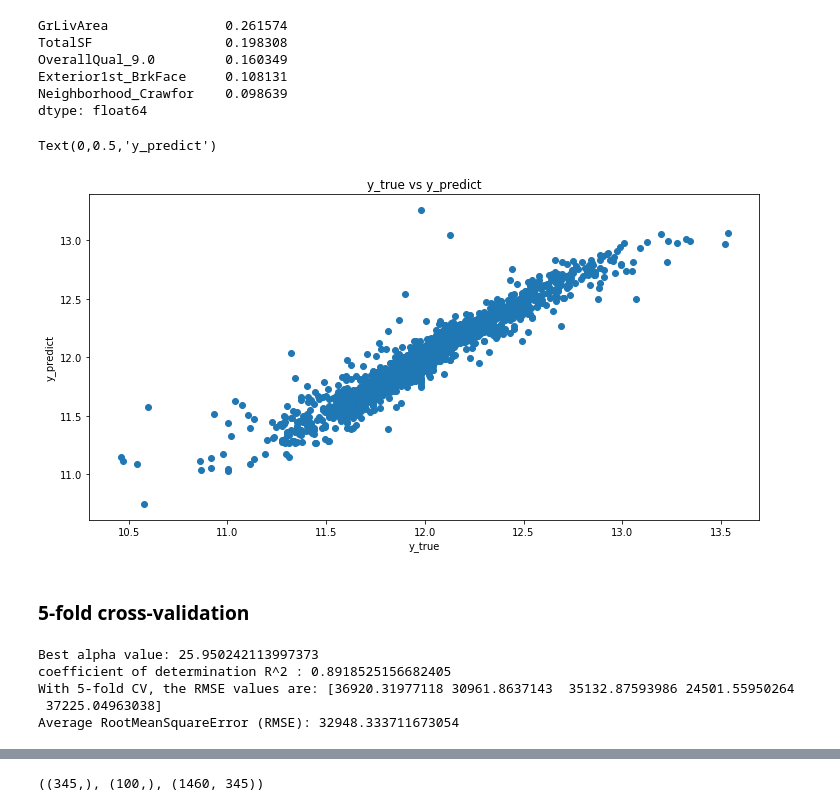
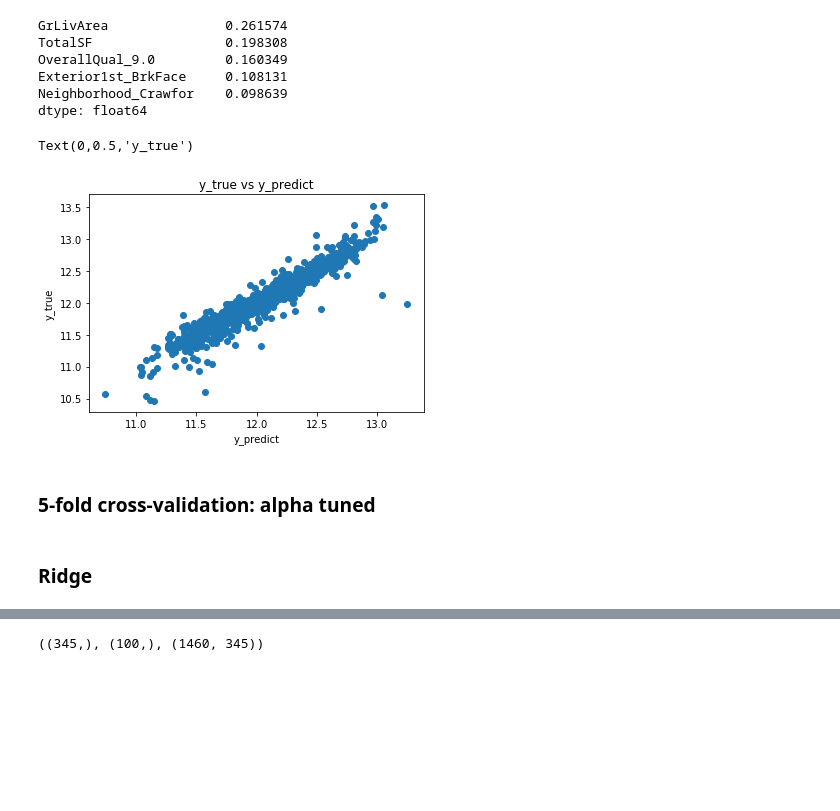
Before and after one commit to aungshumaan/MachineLearning_Housing, a Jupyter notebook: aungshuman/modeling.ipynb, the cells around one changed output, grey strips where cells are left out. Cells and saved outputs as stored; diff of their text form; code cells hidden in the pictures; blank space fills up the shorter version.

```diff
--- a/aungshuman/modeling.ipynb
+++ b/aungshuman/modeling.ipynb
@@ -226,3 +263,0 @@ Text(0,0.5,'y_predict')
-# %%
-x_tr, x_val, ybox_tr, ybox_val = train_test_split(X_train, ybox_train, test_size=0.25, random_state=42)
-x_tr.shape, ybox_tr.shape, x_val.shape, ybox_val.shape
@@ -271,3 +358,0 @@ Text(0,0.5,'y_predict')
-# %%
-x_tr, x_val, logy_tr, logy_val = train_test_split(X_train, logy_train, test_size=0.25, random_state=42)
-x_tr.shape, logy_tr.shape, x_val.shape, logy_val.shape
@@ -275,0 +383,15 @@ x_tr.shape, logy_tr.shape, x_val.shape, logy_val.shape
+# %%
+enet2 = linear_model.ElasticNet(alpha=0.001,  tol=0.1) #l1_ratio=0.5
+enet2.fit(x_tr, ybox_tr)
+train_score =  enet2.score(x_tr, ybox_tr)
+val_score = enet2.score(x_val, ybox_val)
+total_score = enet2.score(X_train, ybox_train)
+print("The training   R^2 is: %.5f" %train_score)
+print("The validation R^2 is: %.5f" %val_score)
+print("R^2 for total train data is: %.5f" %total_score)
+cv_score = cross_val_score(enet2, X_train, ybox_train,  cv=5).mean() #R^2
+cv_score_ = cross_val_score(enet2, X_train, ybox_train, scoring  = 'explained_variance', cv=5).mean()
+cv_score2 = cross_val_score(enet2, X_train, ybox_train, scoring  = 'neg_mean_squared_error', cv=5).mean()
+print('R^2 from cross-validation ', cv_score.round(5))
+print('Explained_variance from cross-validation ', cv_score_.round(5))
+print('RMSE from cross-validation ', np.sqrt(-cv_score2).round(5))
@@ -275,0 +409,16 @@ x_tr.shape, logy_tr.shape, x_val.shape, logy_val.shape
+# %%
+ridge3 = linear_model.Ridge(alpha=0.001, tol=0.01) #R^2 0.76476, RMSE 38138.0
+#lasso3 = linear_model.Lasso(alpha=0.001, tol=0.01, max_iter=10000) #R^2 0.76459, RMSE 38152.0
+ridge3.fit(x_tr, logy_tr)
+train_score =  ridge3.score(x_tr, logy_tr)
+val_score = ridge3.score(x_val, logy_val)
+total_score = ridge3.score(X_train, logy_train)
+print("The training   R^2 is: %.5f" %train_score)
+print("The validation R^2 is: %.5f" %val_score)
+print("R^2 for total train data is: %.5f" %total_score)
+cv_score = cross_val_score(ridge3, X_train, logy_train,  cv=5).mean() #R^2
+cv_score_ = cross_val_score(ridge3, X_train, logy_train, scoring  = 'explained_variance', cv=5).mean()
+cv_score2 = cross_val_score(ridge3, X_train, logy_train, scoring  = 'neg_mean_squared_error', cv=5).mean()
+print('R^2 from cross-validation ', cv_score.round(5))
+print('Explained_variance from cross-validation ', cv_score_.round(5))
+print('RMSE from cross-validation ', np.sqrt(-cv_score2))
@@ -307,15 +465,16 @@ Exterior1st_BrkFace     0.108131
 Neighborhood_Crawfor    0.098639
 dtype: float64
 # %%
-plt.scatter(logy_train, lasso3.predict(X_train))
+plt.scatter(lasso3.predict(X_train) , logy_train )
+#model_lasso_5CV.predict(X_train), y_train
 plt.title('y_true vs y_predict')
-plt.xlabel('y_true')
-plt.ylabel('y_predict')
+plt.xlabel('y_predict')
+plt.ylabel('y_true')
 # %% [output]
-Text(0,0.5,'y_predict')
+Text(0,0.5,'y_true')
-[figure, old version]
+[figure, new version]
 # %% [markdown]
-### 5-fold cross-validation
+### 5-fold cross-validation: alpha tuned
 # %%
 def rmsle(y, y_pred): #root mean square log error
     return np.sqrt(mean_squared_error(np.log(y), np.log(y_pred)))
@@ -323,18 +482,7 @@ def rmse_cv(model, X, y): #cross-validation root mean square error
     rmse = np.sqrt(-cross_val_score(model, X, y, scoring = 'neg_mean_squared_error', cv = 5))
     return(rmse)
 
-
-alpha_vals = np.logspace(-4, 4, 100) #penalty parameter of Lasso regression, scanning over base 10 log scale. Need to scan finer. maybe do 1000
-model_lasso_5CV = LassoCV(alphas = alpha_vals, normalize=True,
-                          cv=5, tol=0.01, n_jobs=-1, max_iter=10000).fit(X_train, y_train)
-print("Best alpha value: " + str(model_lasso_5CV.alpha_))
-print("coefficient of determination R^2 : " + str(model_lasso_5CV.score(X_train, y_train)))
-x = rmse_cv(model_lasso_5CV, X_train, y_train)
-print("With 5-fold CV, the RMSE values are: " + str(x))
-print("Average RootMeanSquareError (RMSE): " + str(x.mean()))
+alpha_vals = np.logspace(-4, 4, 100) #penalty parameter of Lasso regression, \
+                                    #scanning over base 10 log scale. Need to scan finer. maybe do 1000
-# %% [output]
-Best alpha value: 25.950242113997373
-coefficient of determination R^2 : 0.8918525156682405
-With 5-fold CV, the RMSE values are: [36920.31977118 30961.8637143  35132.87593986 24501.55950264
- 37225.04963038]
-Average RootMeanSquareError (RMSE): 32948.333711673054
+# %% [markdown]
+### Ridge
```
Also changed, not shown: parts of 69 cells of this notebook, 1 other file.
